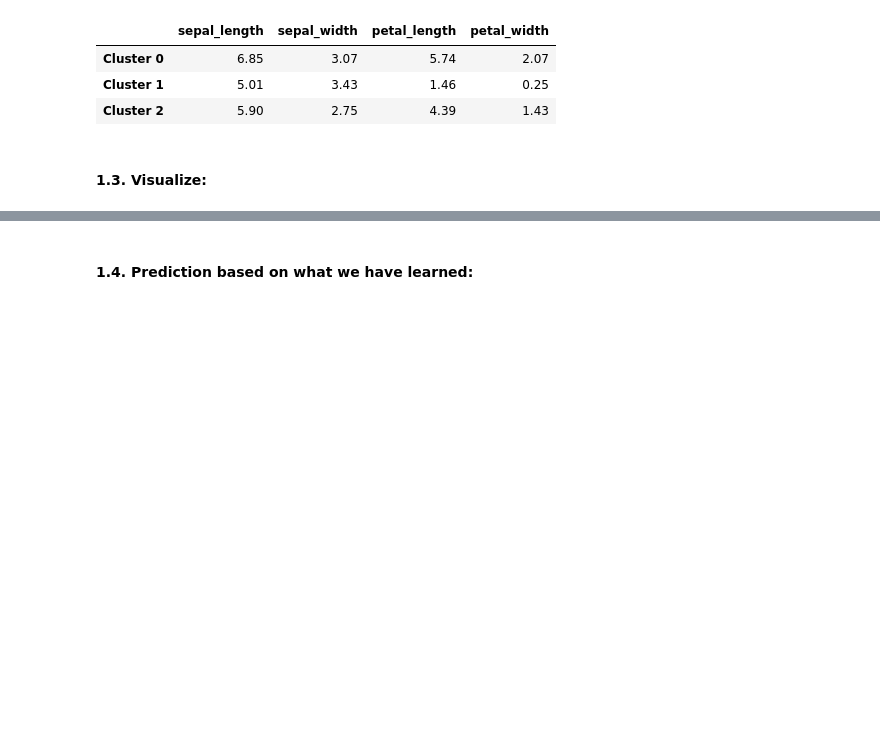
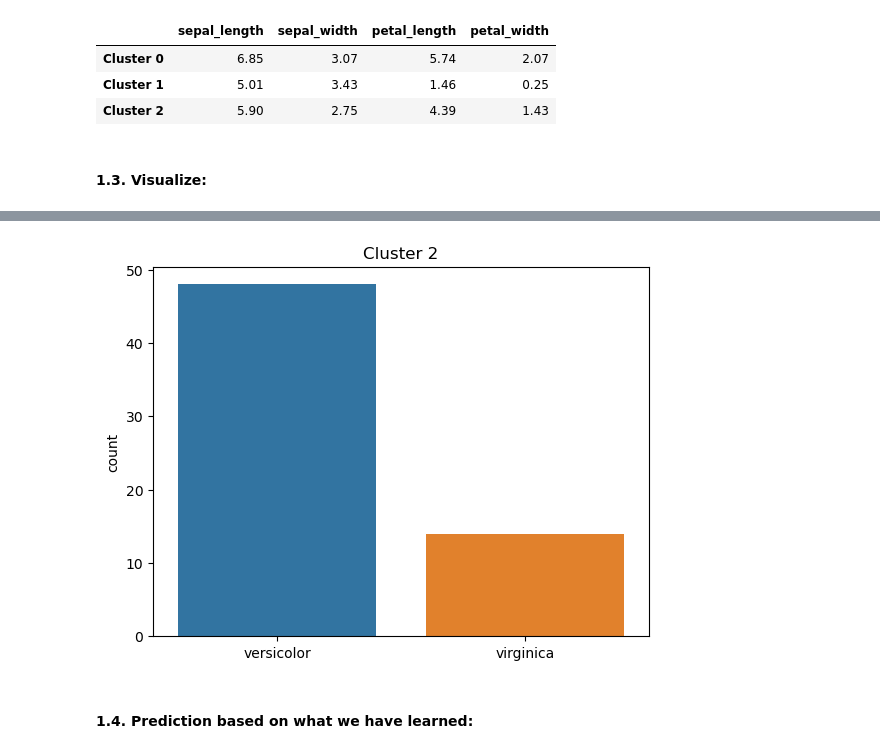
Before and after one commit to net4troll/DS-GMC-WS, a Jupyter notebook: Unsupervised ML/K-Means clustering Iris.ipynb, the cells around one changed output, grey strips where cells are left out. Drawn from its saved outputs; the diff is of its cells as text; code cells hidden in the pictures; blank space fills up the shorter version.

```diff
--- a/Unsupervised ML/K-Means clustering Iris.ipynb
+++ b/Unsupervised ML/K-Means clustering Iris.ipynb
@@ -83,3 +118,9 @@ plt.show()
+# %%
+# Visualize the labeling content of the cluster 2.
+sns.countplot(x = case2.values, data=case2).set_title('Cluster 2')
+plt.show()
+# %% [output]
+[figure, added]
 # %% [markdown]
 #### 1.4. Prediction based on what we have learned:
 # %%
```
Also changed, not shown: parts of 9 cells of this notebook.
